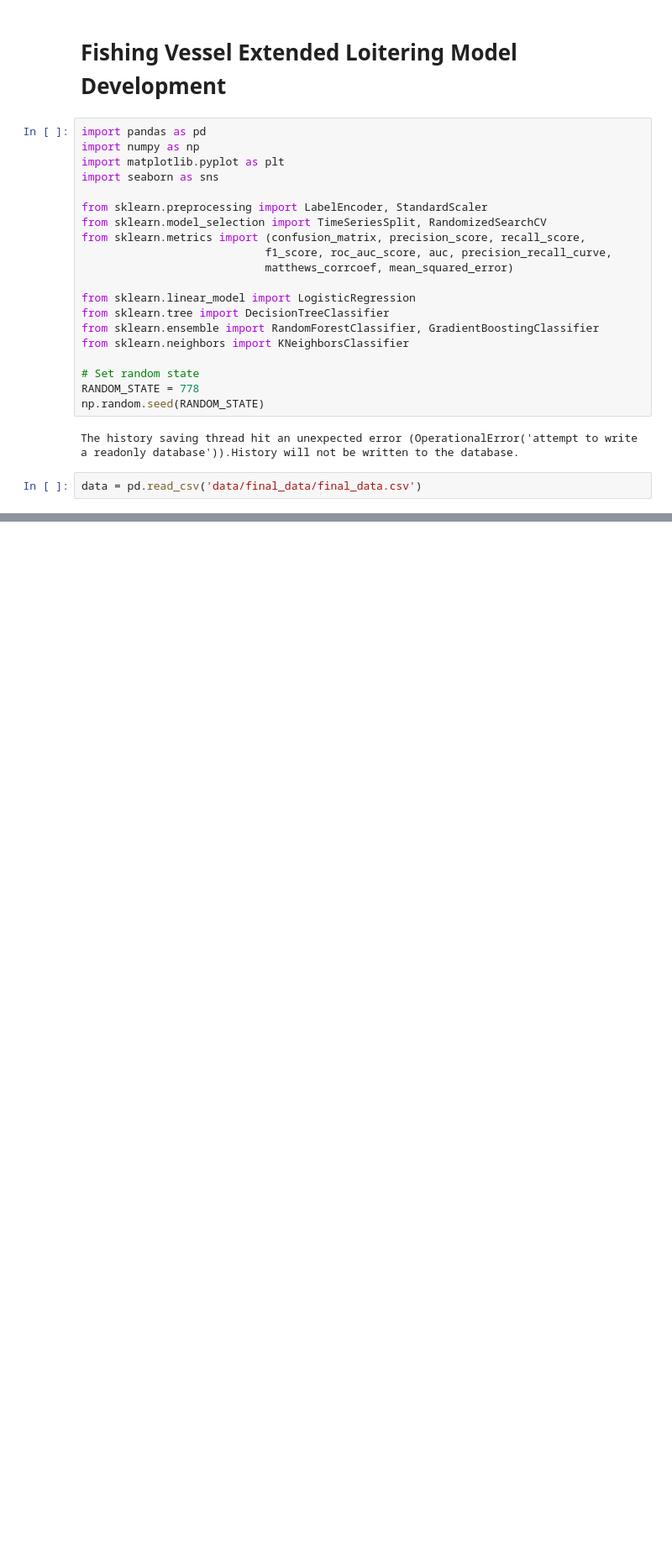
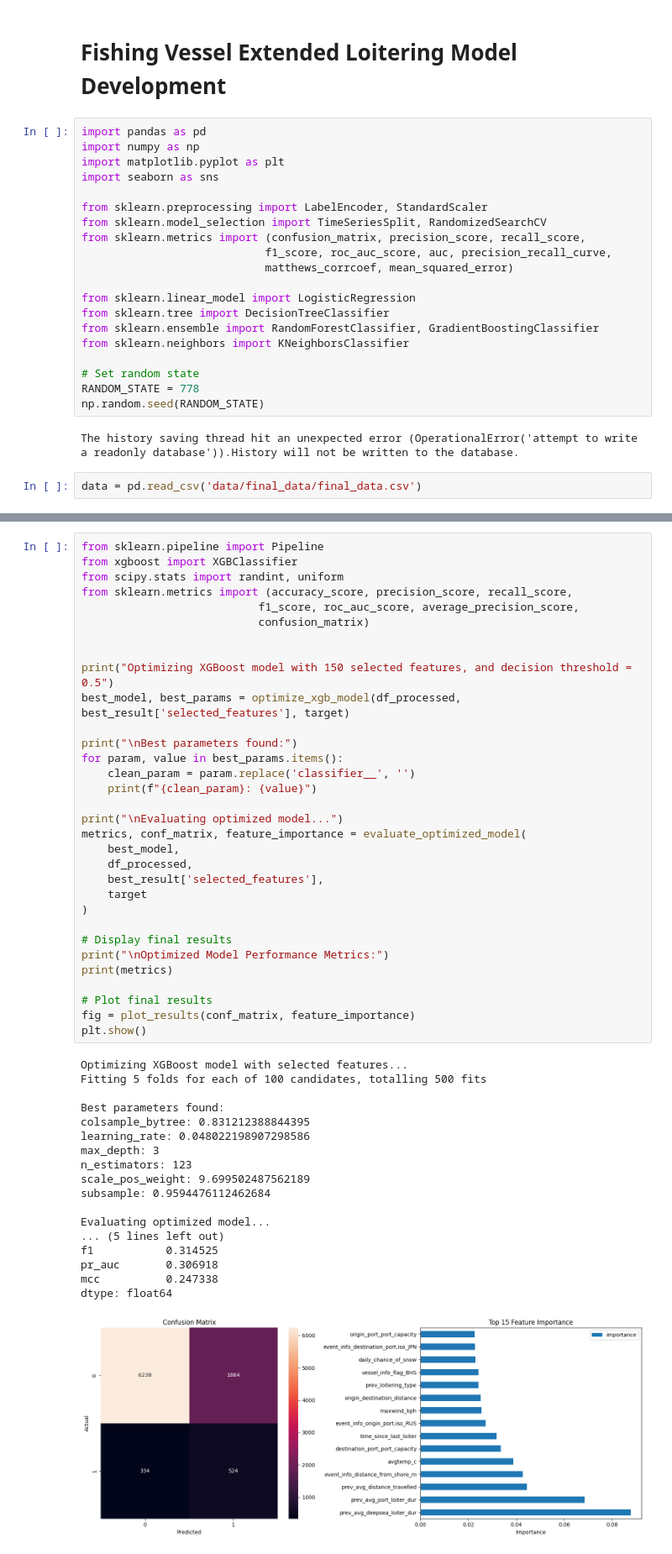
Before and after one commit to stevenli-uoft/vessel-loitering-prediction, a Jupyter notebook: model_development.ipynb, the cells around one changed output, grey strips where cells are left out. Shown at 84% size. Cells and saved outputs as stored; diff of their text form; blank space fills up the shorter version.

Commit message:
new model development notebook

```diff
--- a/model_development.ipynb
+++ b/model_development.ipynb
@@ -344,0 +738,51 @@ dtype: float64
+# %%
+from sklearn.pipeline import Pipeline
+from xgboost import XGBClassifier
+from scipy.stats import randint, uniform
+from sklearn.metrics import (accuracy_score, precision_score, recall_score,
+                           f1_score, roc_auc_score, average_precision_score,
+                           confusion_matrix)
+
+
+print("Optimizing XGBoost model with 150 selected features, and decision threshold = 0.5")
+best_model, best_params = optimize_xgb_model(df_processed, best_result['selected_features'], target)
+
+print("\nBest parameters found:")
+for param, value in best_params.items():
+    clean_param = param.replace('classifier__', '')
+    print(f"{clean_param}: {value}")
+
+print("\nEvaluating optimized model...")
+metrics, conf_matrix, feature_importance = evaluate_optimized_model(
+    best_model,
+    df_processed,
+    best_result['selected_features'],
+    target
+)
+
+# Display final results
+print("\nOptimized Model Performance Metrics:")
+print(metrics)
+
+# Plot final results
+fig = plot_results(conf_matrix, feature_importance)
+plt.show()
+# %% [output]
+Optimizing XGBoost model with selected features...
+Fitting 5 folds for each of 100 candidates, totalling 500 fits
+
+Best parameters found:
+colsample_bytree: 0.831212388844395
+learning_rate: 0.048022198907298586
+max_depth: 3
+n_estimators: 123
+scale_pos_weight: 9.699502487562189
+subsample: 0.9594476112462684
+
+Evaluating optimized model...
+... (5 lines left out)
+f1           0.314525
+pr_auc       0.306918
+mcc          0.247338
+dtype: float64
+[figure, added]
```
Also changed, not shown: parts of 18 cells of this notebook, 2 other files.
